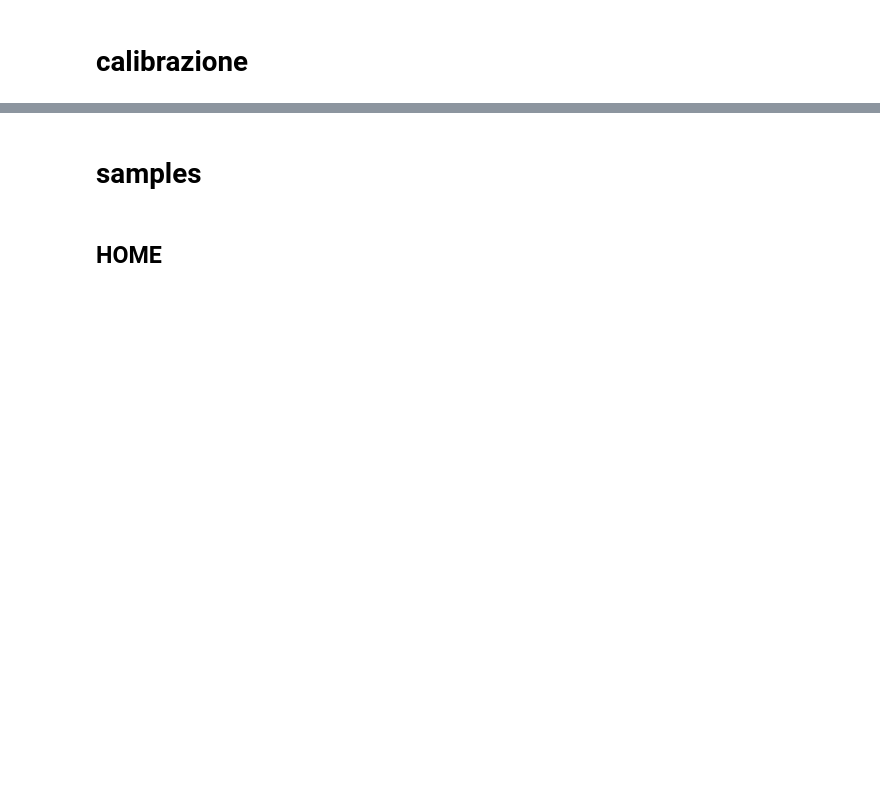
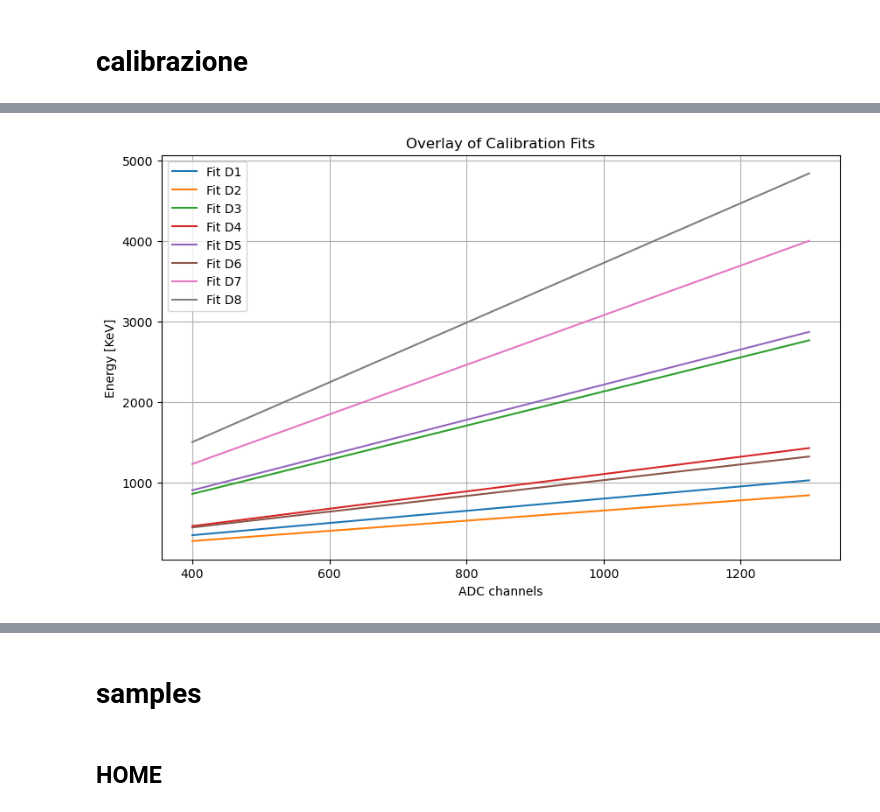
Before and after one commit to b3n3d3tt4/imaging, a Jupyter notebook: analisi.ipynb, the cells around one changed output, grey strips where cells are left out. Cells and saved outputs as stored; diff of their text form; code cells hidden in the pictures; blank space fills up the shorter version.

```diff
--- a/analisi.ipynb
+++ b/analisi.ipynb
@@ -164,2 +206,31 @@ plt.show()
+# %%
+# Lista dei risultati dei fit già calcolati
+fits = [
+    calibrazioneD1, calibrazioneD2, calibrazioneD3, calibrazioneD4,
+    calibrazioneD5, calibrazioneD6, calibrazioneD7, calibrazioneD8
+]
+
+# Intervallo ADC (esempio: range ADC channels 0-4096)
+adc_range = np.linspace(400, 1300, 200)
+
+# Creazione del grafico sovrapposto
+plt.figure(figsize=(10, 6))
+
+# Loop per tracciare le rette dei fit
+for i, calibrazione in enumerate(fits, start=1):
+    slope = calibrazione[0]  # Coefficiente angolare (adatta l'indice se necessario)
+    intercept = calibrazione[1]  # Intercetta (adatta l'indice se necessario)
+    label = f"Fit D{i}"  # Etichetta per il fit
+    plt.plot(adc_range, slope * adc_range + intercept, label=label)
+
+# Configurazione del grafico
+plt.xlabel('ADC channels')
+plt.ylabel('Energy [KeV]')
+plt.title('Overlay of Calibration Fits')
+plt.legend()
+plt.grid()
+plt.show()
+# %% [output]
+[figure, added]
 # %%
 d1_calib = d1*calibrazioneD1[0]+calibrazioneD1[1]
```
Also changed, not shown: parts of 42 cells of this notebook.
